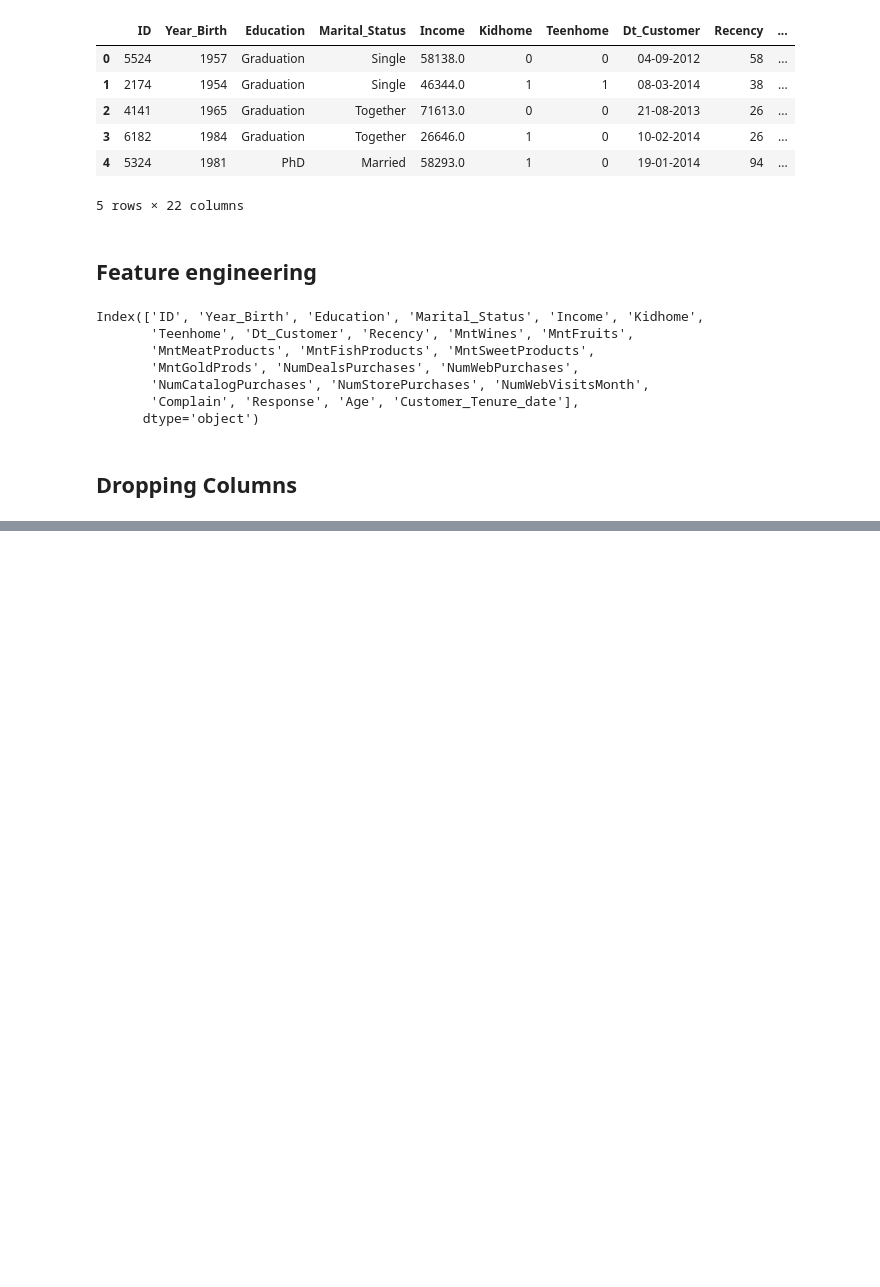
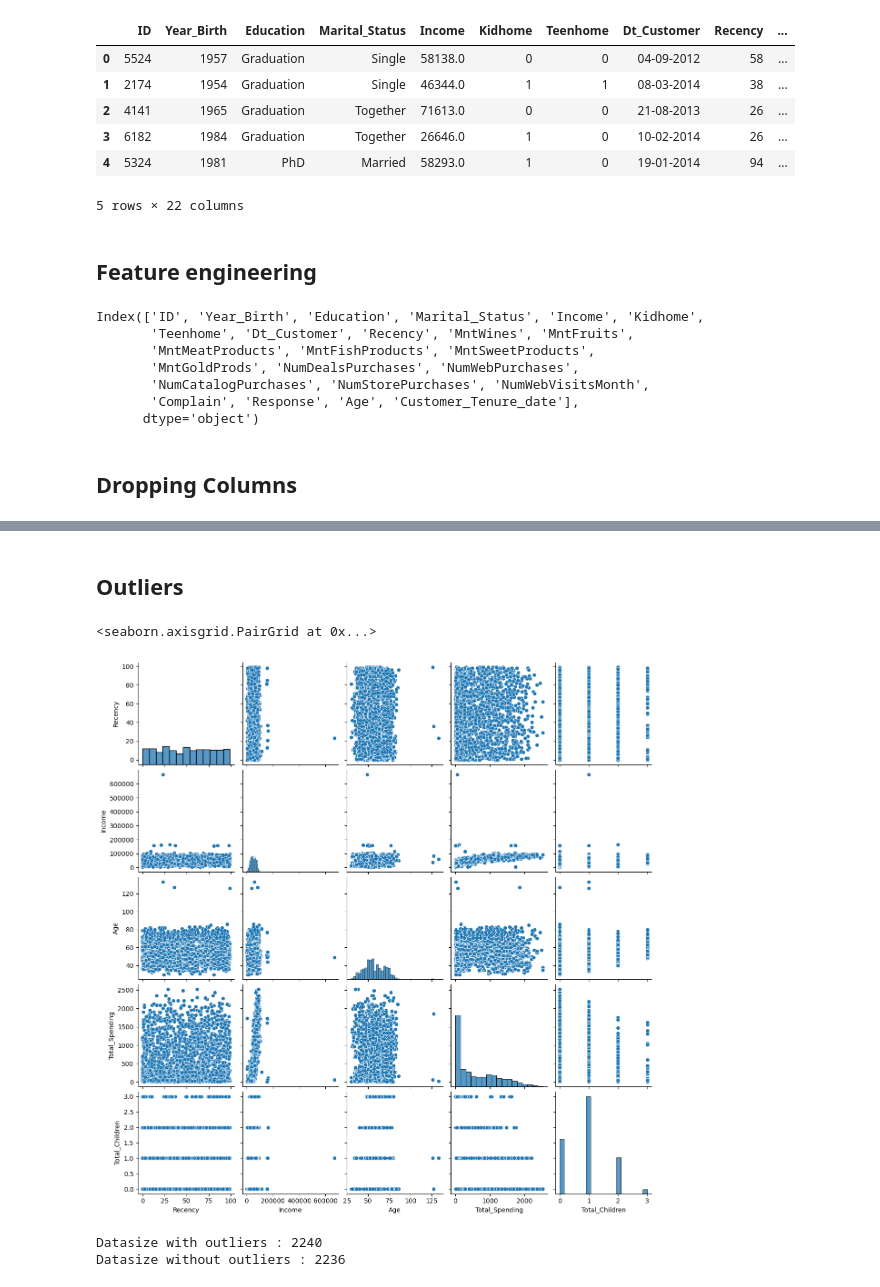
Before and after one commit to Tanmai-Thakre/Minor_Projects, a Jupyter notebook: Smartcart_clustering_system/Smartcart.ipynb, the cells around one changed output, grey strips where cells are left out. Cells and saved outputs as stored; diff of their text form; code cells hidden in the pictures; blank space fills up the shorter version.

Commit message:
feat: Handing Outliers

```diff
--- a/Smartcart_clustering_system/Smartcart.ipynb
+++ b/Smartcart_clustering_system/Smartcart.ipynb
@@ -143,0 +143,21 @@ df.head()
+# %% [markdown]
+## Outliers
+# %%
+cols = ["Recency","Income","Age","Total_Spending","Total_Children"]
+
+# Realtive plot of some (features) --- pair plots
+sns.pairplot(df_cleaned[cols])
+# %% [output]
+<seaborn.axisgrid.PairGrid at 0x...>
+[figure, added]
+# %%
+# remove outlier
+print("Datasize with outliers :" , len(df_cleaned))
+
+df_cleaned = df_cleaned[ (df_cleaned["Age"] < 90)]
+df_cleaned = df_cleaned[ (df_cleaned["Income"] < 600_000)]
+
+print("Datasize without outliers :" , len(df_cleaned))
+# %% [output]
+Datasize with outliers : 2240
+Datasize without outliers : 2236
```
Also changed, not shown: parts of 4 cells of this notebook.
